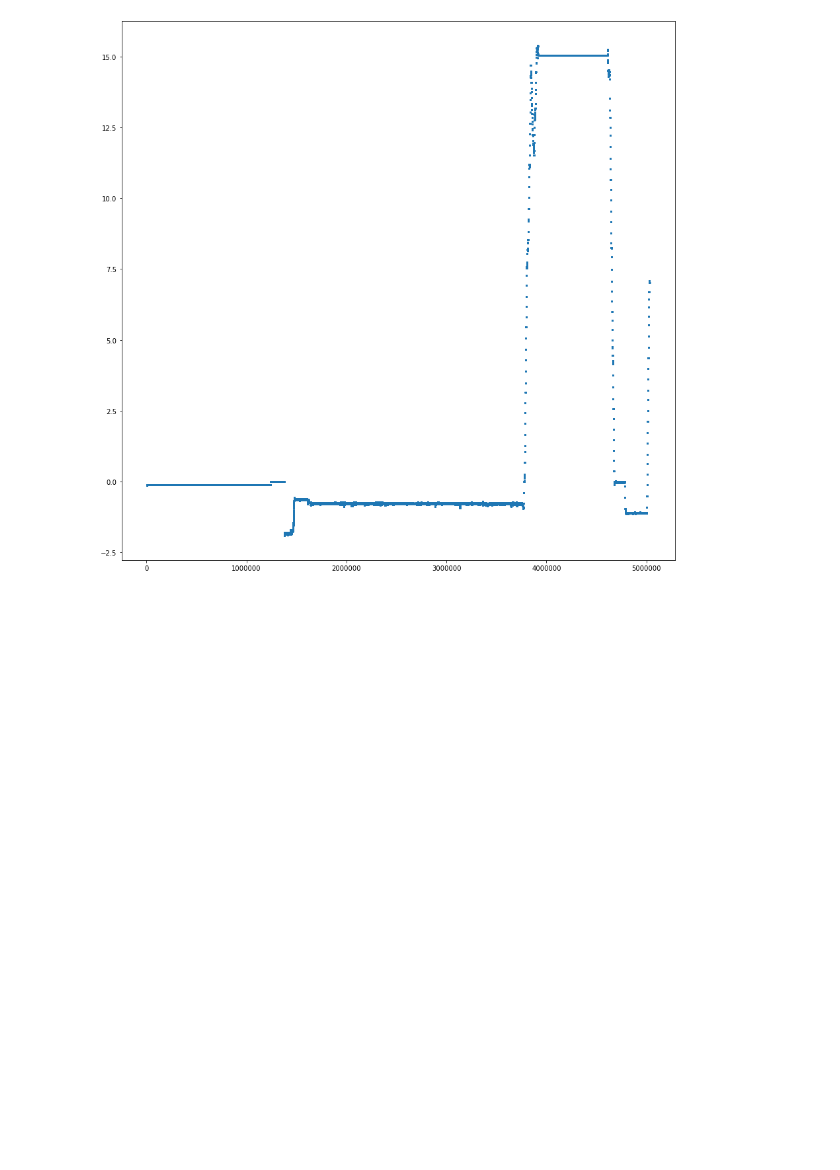
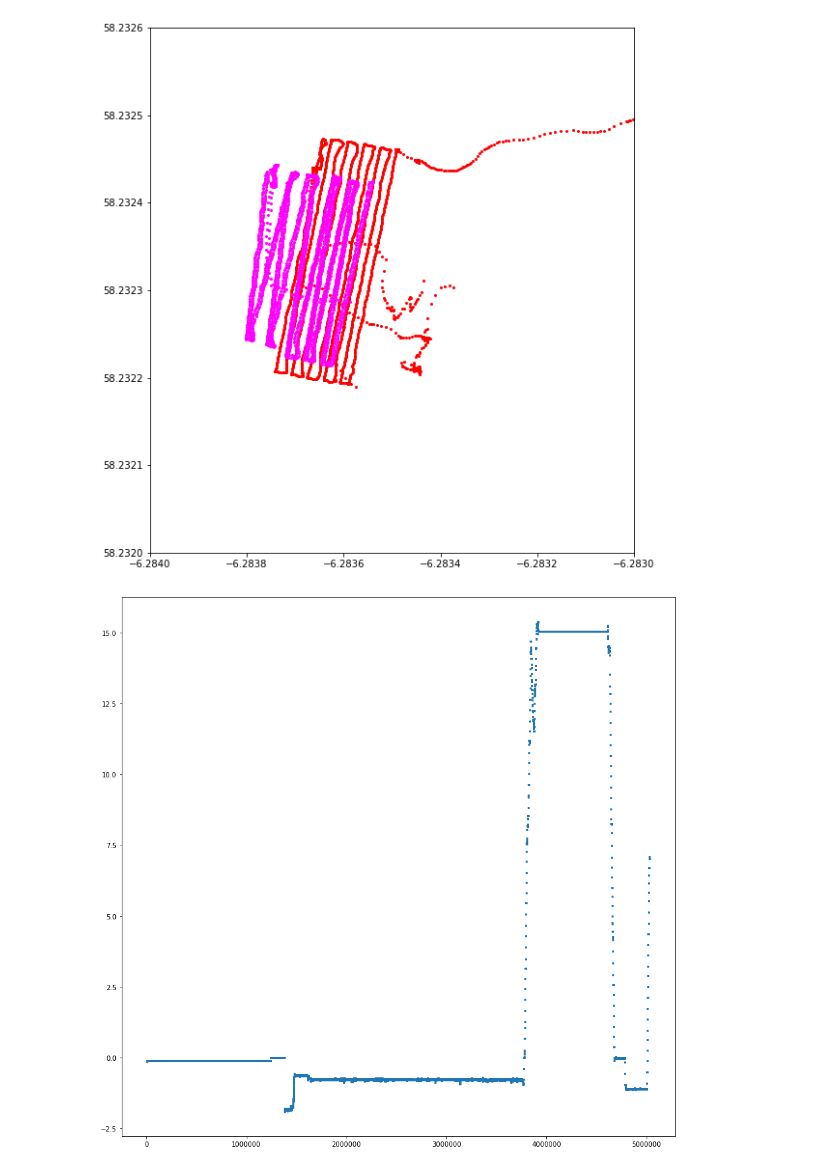
Before and after one commit to matttob/TRITONIA_CAMERA_POSITIONER, a Jupyter notebook: trito_image_positioning.ipynb, the cells around one changed output. Cells and saved outputs as stored; diff of their text form; code cells hidden in the pictures; blank space fills up the shorter version.

Commit message:
add plotting

```diff
--- a/trito_image_positioning.ipynb
+++ b/trito_image_positioning.ipynb
@@ -398,19 +399,32 @@ Processing /Users/matthewtoberman/Downloads/2023-10-04 11-54-33.tlog
+# %%
+#  read in agisoft
+agisoft_pos_df = pd.read_csv("/Users/matthewtoberman/Dropbox/TRITONIA/ROV_SENSOR_FUSION/broad_bay_testing/T_4A_EstimatePos.csv",skiprows=1)
+
+#  read in WL
+ugps_df = pd.read_csv("/Users/matthewtoberman/Dropbox/TRITONIA/ROV_SENSOR_FUSION/broad_bay_testing/Plot_4A/WL_global_positions_20231004-104814.csv")
 # %%
-# pix_lat =  [float(str(decimal)[:-7])+float(str(decimal)[-7:])/10000000 for decimal in list(rov_log_df['GLOBAL_POSITION_INT.lat'])]
-# pix_lon =  [float(str(decimal)[:-7])-float(str(decimal)[-7:])/10000000 for decimal in list(rov_log_df['GLOBAL_POSITION_INT.lon'])]
+pix_lat_1s =  (rov_log_valid_positions_1s_df['GLOBAL_POSITION_INT.lat']/10000000)
+pix_lon_1s = (rov_log_valid_positions_1s_df['GLOBAL_POSITION_INT.lon']/10000000)
 
-# plt.figure(figsize=(15, 15))
-# plt.scatter(pix_lon,pix_lat, s=4)
-# f = 1.0/np.cos(56.4*np.pi/180)
-# plt.gca().set_aspect(f)
-# plt.ticklabel_format(useOffset=False)
-# plt.gca().ticklabel_format(style='plain')
+plt.figure(figsize=(10, 10))
+plt.scatter(pix_lon,pix_lat, s=4,c='red')
+plt.scatter(agisoft_pos_df['X_est']-0.0001,agisoft_pos_df[ 'Y_est']+0.0001, s=4,c='magenta' )
 
+plt.scatter
+# plt.scatter(agisoft_pos_df['X/Longitude'],agisoft_pos_df[ 'Y/Latitude'], s=4,c='blue' )
+# plt.scatter(ugps_df['longitude'], ugps_df['latitude'], s=4,c='cyan')
+f = 1.0/np.cos(56.4*np.pi/180)
+plt.gca().set_aspect(f)
+plt.ticklabel_format(useOffset=False)
+plt.gca().ticklabel_format(style='plain')
+plt.xlim(-6.284,-6.283)
+plt.ylim(58.2320,58.2326)
 
 plt.figure(figsize=(15, 15))
 plt.scatter(rov_log_df["GLOBAL_POSITION_INT.time_boot_ms"],rov_log_df['VFR_HUD.alt'], s=4)
 
 plt.ticklabel_format(useOffset=False)
 plt.gca().ticklabel_format(style='plain')
 # %% [output]
-[figure, old version]
+[figure, new version]
+[figure, added]
```
Also changed, not shown: parts of 2 cells of this notebook.
